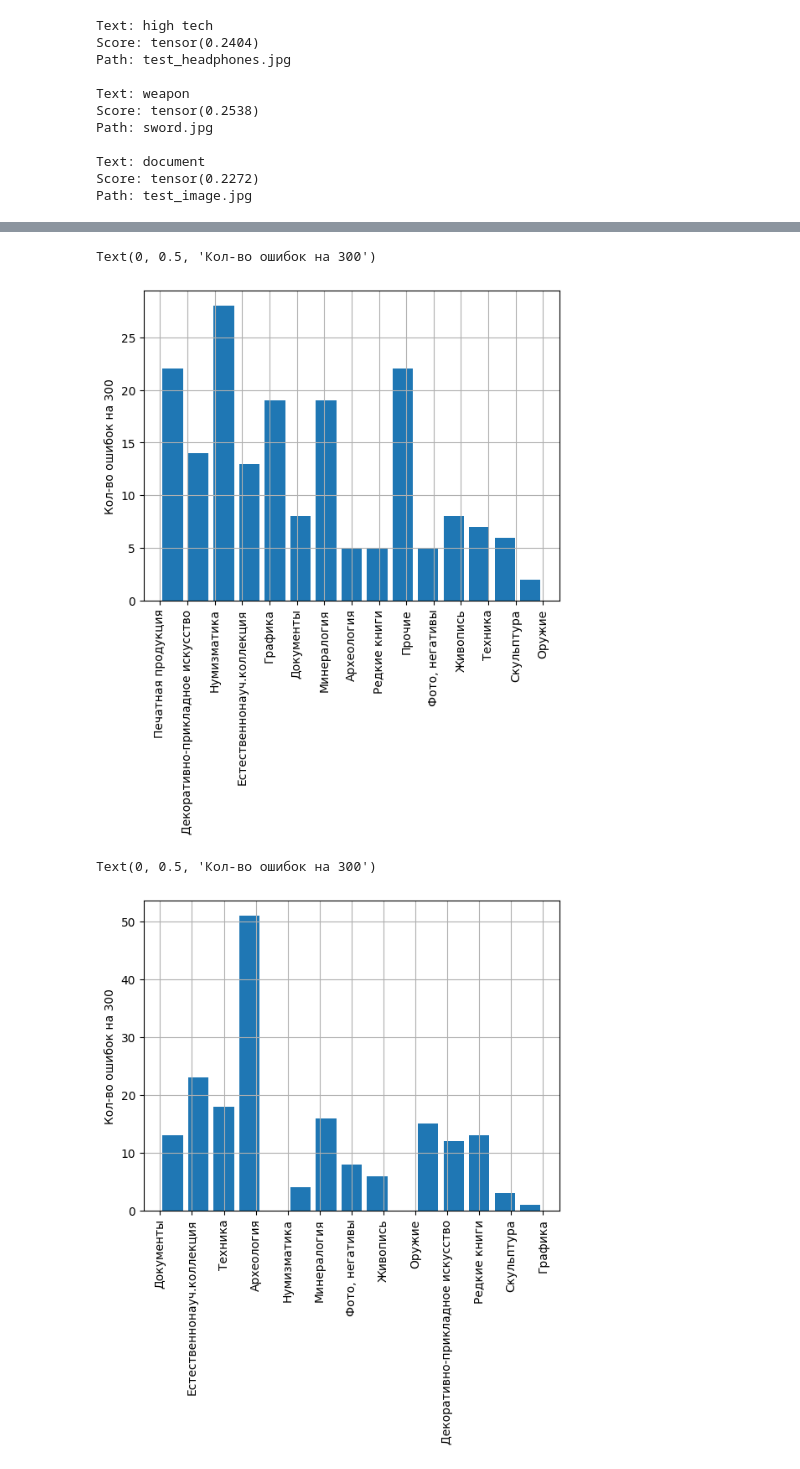
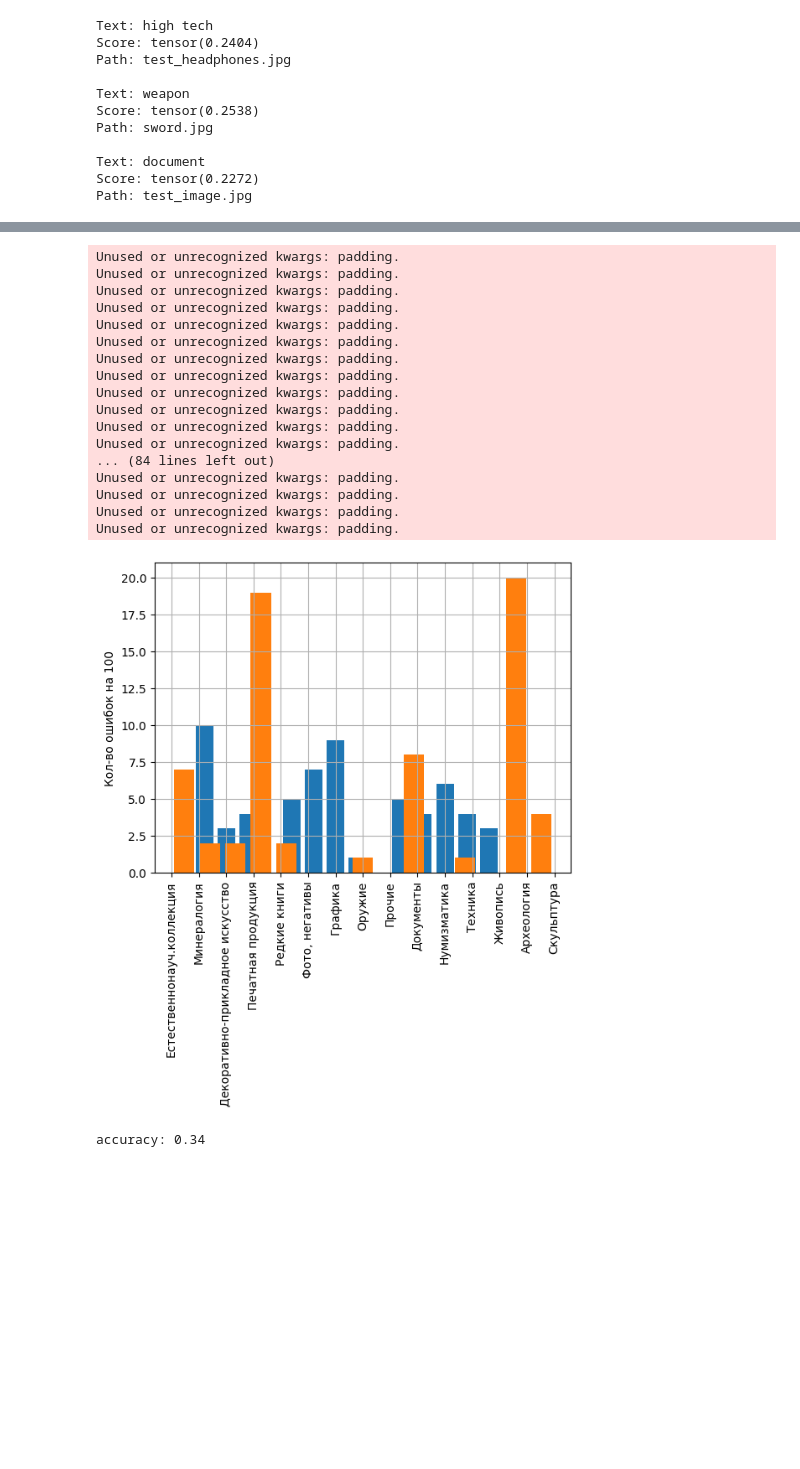
Before and after one commit to DigitalBreakthroughRusskayKrasavica3-0/image-search, a Jupyter notebook: search.ipynb, the cells around one changed output, grey strips where cells are left out. Drawn from its saved outputs; the diff is of its cells as text; code cells hidden in the pictures; blank space fills up the shorter version.

```diff
--- a/search.ipynb
+++ b/search.ipynb
@@ -204,5 +198,3 @@ Path: sword.jpg
 Text: document
 Score: tensor(0.2272)
 Path: test_image.jpg
-# %%
-img_model.encode([Image.load("sword.jpg")])
@@ -214 +258,10 @@ tensor([1., 2., 3.])
+# %%
+class MultilingClipCat(CategoryModel):
+    def __init__(self):
+        self.img_model = SentenceTransformer('clip-ViT-B-32')
+        self.text_model = SentenceTransformer('sentence-transformers/clip-ViT-B-32-multilingual-v1')
+    def encode_image(self, img):
+        return torch.Tensor(self.img_model.encode([img])[0])
+    def encode_texts(self, texts):
+        return torch.Tensor(self.text_model.encode(texts))
 # %%
@@ -259,6 +311,0 @@ def get_categories(img: str | Image.Image):
-# %%
-TEST_N = 300
-test_df = full_df.sample(TEST_N)
-test_df['group_pred'] = test_df['path'].map(lambda path: get_categories(path)[0][0])
-correct = (test_df['group'] == test_df['group_pred']).sum()
-print(correct/len(test_df))
@@ -289,16 +312,46 @@ print(correct/len(test_df))
-# %%
-mistakes = test_df[test_df['group'] != test_df['group_pred']]
-plt = mistakes.group.hist(xrot=90, bins=15, rwidth=0.8)
-plt.set_ylabel(f'Кол-во ошибок на {TEST_N}')
-# %% [output]
-Text(0, 0.5, 'Кол-во ошибок на 300')
-[figure, removed]
-# %%
-plt = mistakes.group_pred.hist(xrot=90, bins=15, rwidth=0.8)
-plt.set_ylabel(f'Кол-во ошибок на {TEST_N}')
-# %% [output]
-Text(0, 0.5, 'Кол-во ошибок на 300')
-[figure, removed]
+# %%
+import sys, io
+def eval_model(cat_model):
+    TEST_N = 100
+    test_df = full_df.sample(TEST_N)
+
+    text_trap = io.StringIO()
+    sys.stdout = text_trap
+    test_df['group_pred'] = test_df['path'].map(lambda path: cat_model.get_categories(path)[0][0])
+    sys.stdout = sys.__stdout__
+
+    correct = (test_df['group'] == test_df['group_pred']).sum()
+    print('accuracy:', correct/len(test_df))
+    mistakes = test_df[test_df['group'] != test_df['group_pred']]
+    return mistakes
+    plt = mistakes.group.hist(xrot=90, bins=15, rwidth=0.8)
+    plt.set_ylabel(f'Кол-во ошибок на {TEST_N}')
+    plt = mistakes.group_pred.hist(xrot=90, bins=15, rwidth=0.8)
+    plt.set_ylabel(f'Кол-во ошибок на {TEST_N}')
+# %%
+model = MultilingClipCat()
+classifier = CategoryGetter(full_df, '', model)
+eval_model(classifier)
+# %% [output]
+Unused or unrecognized kwargs: padding.
+Unused or unrecognized kwargs: padding.
+Unused or unrecognized kwargs: padding.
+Unused or unrecognized kwargs: padding.
+Unused or unrecognized kwargs: padding.
+Unused or unrecognized kwargs: padding.
+Unused or unrecognized kwargs: padding.
+Unused or unrecognized kwargs: padding.
+Unused or unrecognized kwargs: padding.
+Unused or unrecognized kwargs: padding.
+Unused or unrecognized kwargs: padding.
+Unused or unrecognized kwargs: padding.
+... (84 lines left out)
+Unused or unrecognized kwargs: padding.
+Unused or unrecognized kwargs: padding.
+Unused or unrecognized kwargs: padding.
+Unused or unrecognized kwargs: padding.
+[figure, added]
+accuracy: 0.34
 # %%
 mistakes.head()
 # %% [output]
```
Also changed, not shown: parts of 9 cells of this notebook.
